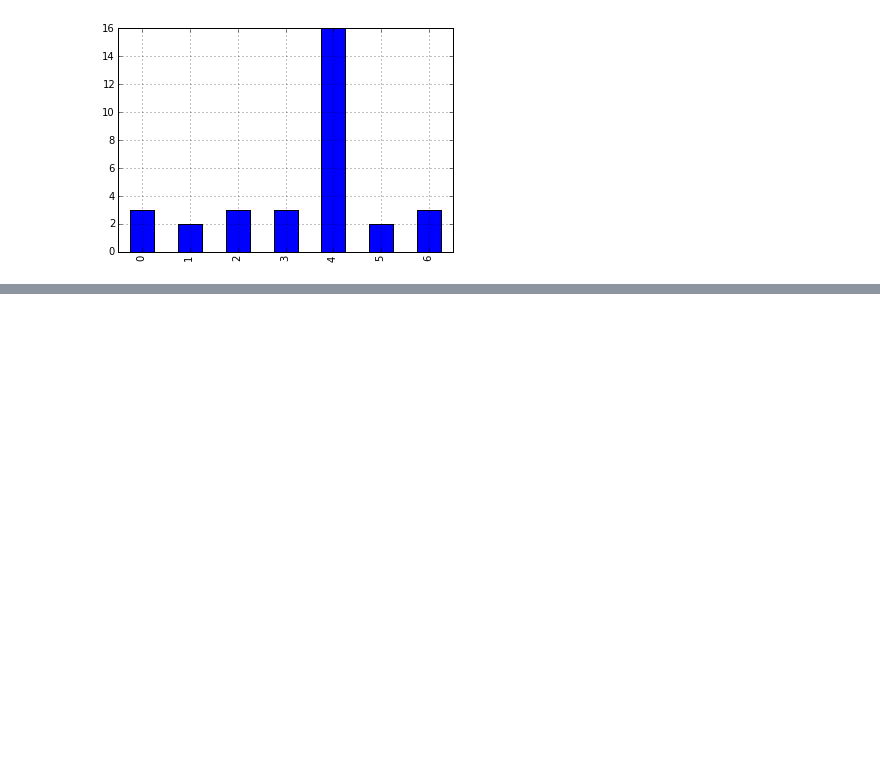
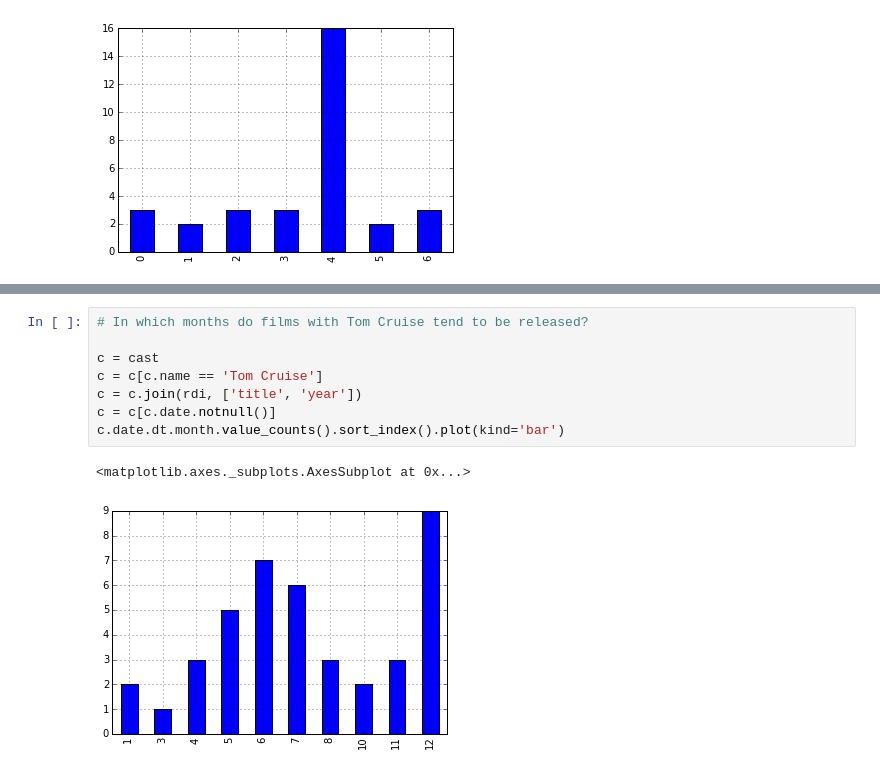
Before and after one commit to brandon-rhodes/pycon-pandas-tutorial, a Jupyter notebook: Solutions-5.ipynb, the cells around one changed output, grey strips where cells are left out. Drawn from its saved outputs; the diff is of its cells as text; blank space fills up the shorter version.

```diff
--- a/Solutions-5.ipynb
+++ b/Solutions-5.ipynb
@@ -76,0 +147,11 @@ rd.date.dt.dayofweek.value_counts().sort_index().plot(kind='bar')
+# %%
+# In which months do films with Tom Cruise tend to be released?
+
+c = cast
+c = c[c.name == 'Tom Cruise']
+c = c.join(rdi, ['title', 'year'])
+c = c[c.date.notnull()]
+c.date.dt.month.value_counts().sort_index().plot(kind='bar')
+# %% [output]
+<matplotlib.axes._subplots.AxesSubplot at 0x...>
+[figure, added]
```
Also changed, not shown: parts of 9 cells of this notebook, 2 other files.
